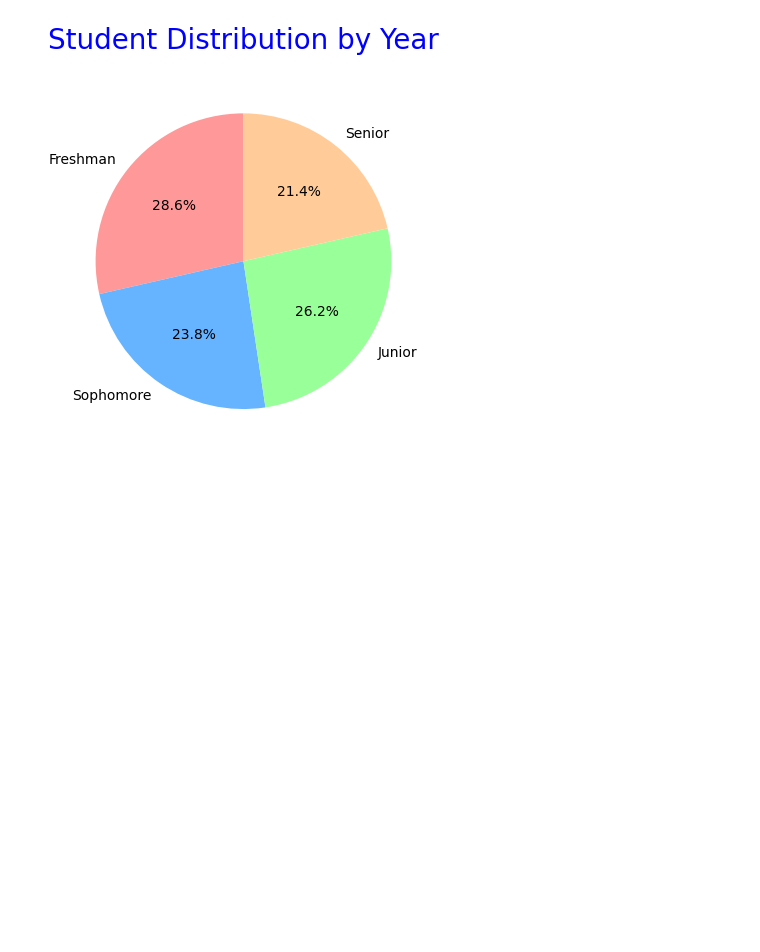
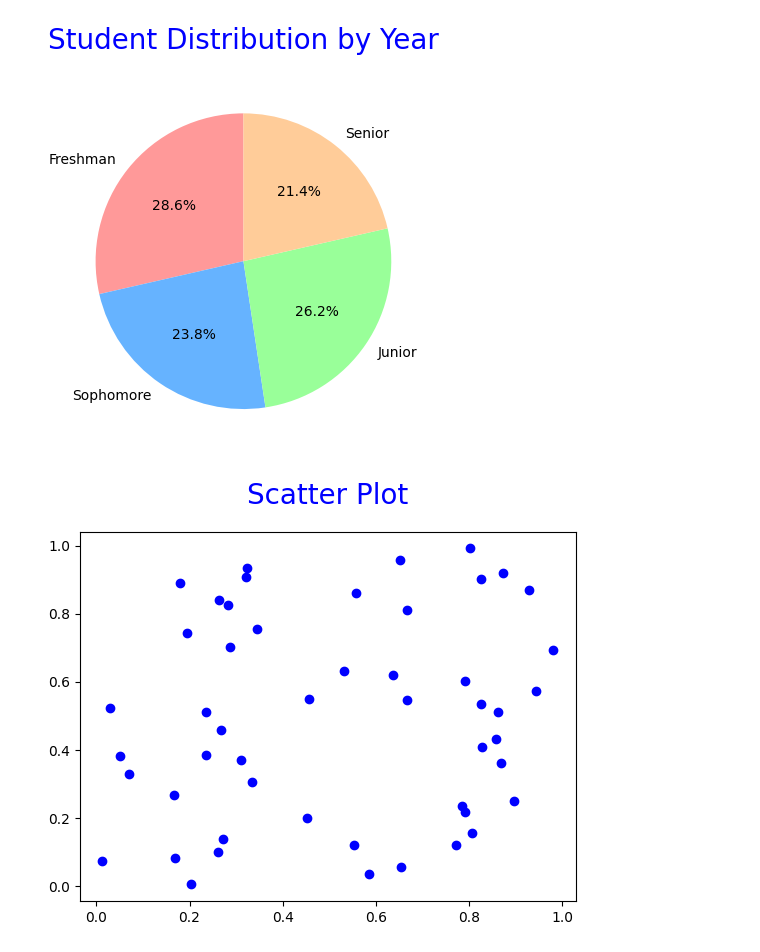
Before and after one commit to Islam-Raad-dev/GCI-World-Program, a Jupyter notebook: 04-Matplotlib/Lesson.ipynb, the cells around one changed output. Cells and saved outputs as stored; diff of their text form; code cells hidden in the pictures; blank space fills up the shorter version.

Commit message:
Scatter Plot

```diff
--- a/04-Matplotlib/Lesson.ipynb
+++ b/04-Matplotlib/Lesson.ipynb
@@ -44,3 +44,15 @@ plt.title('Student Distribution by Year', fontsize=20, color='blue', loc='center
 plt.show()
 # %% [output]
 [figure]
+# %%
+# Scatter Plot
+
+x = np.random.rand(50)
+y = np.random.rand(50)
+
+plt.scatter(x, y, color='blue')
+plt.title('Scatter Plot', fontsize=20, color='blue', loc='center', pad=20)
+
+plt.show()
+# %% [output]
+[figure, added]
```
